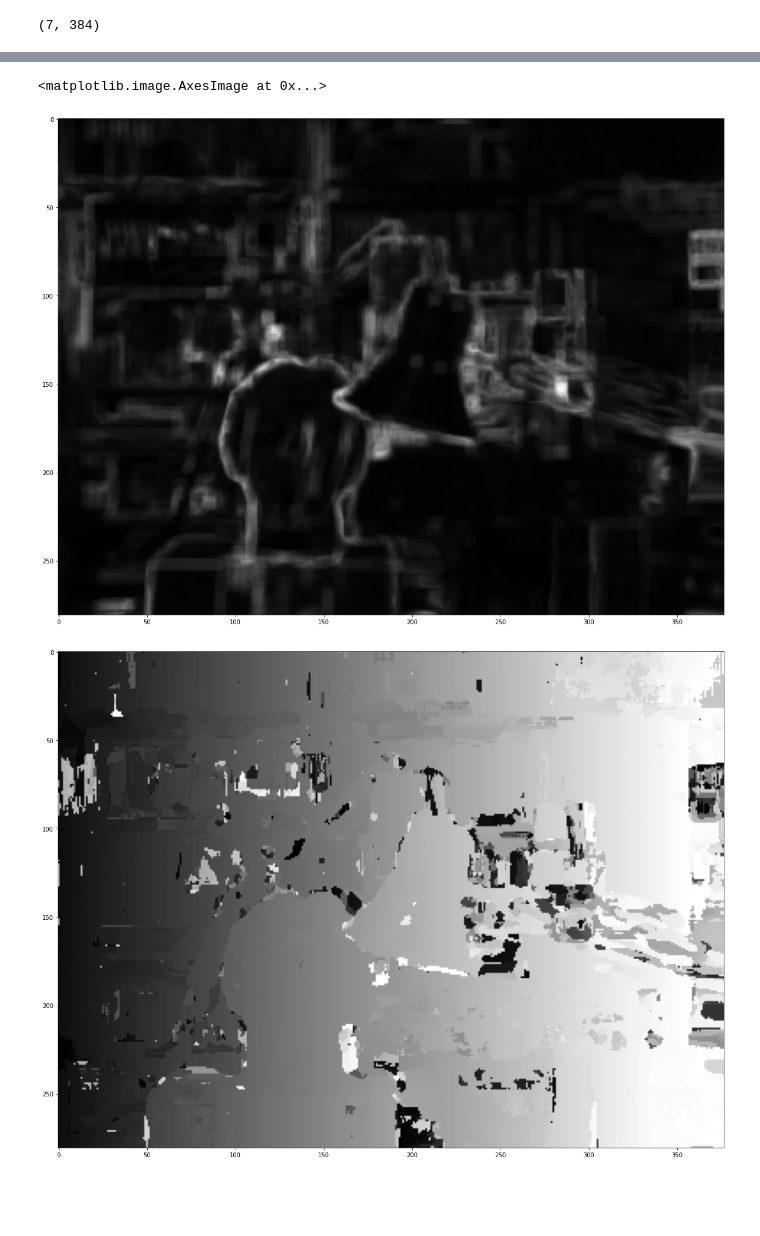
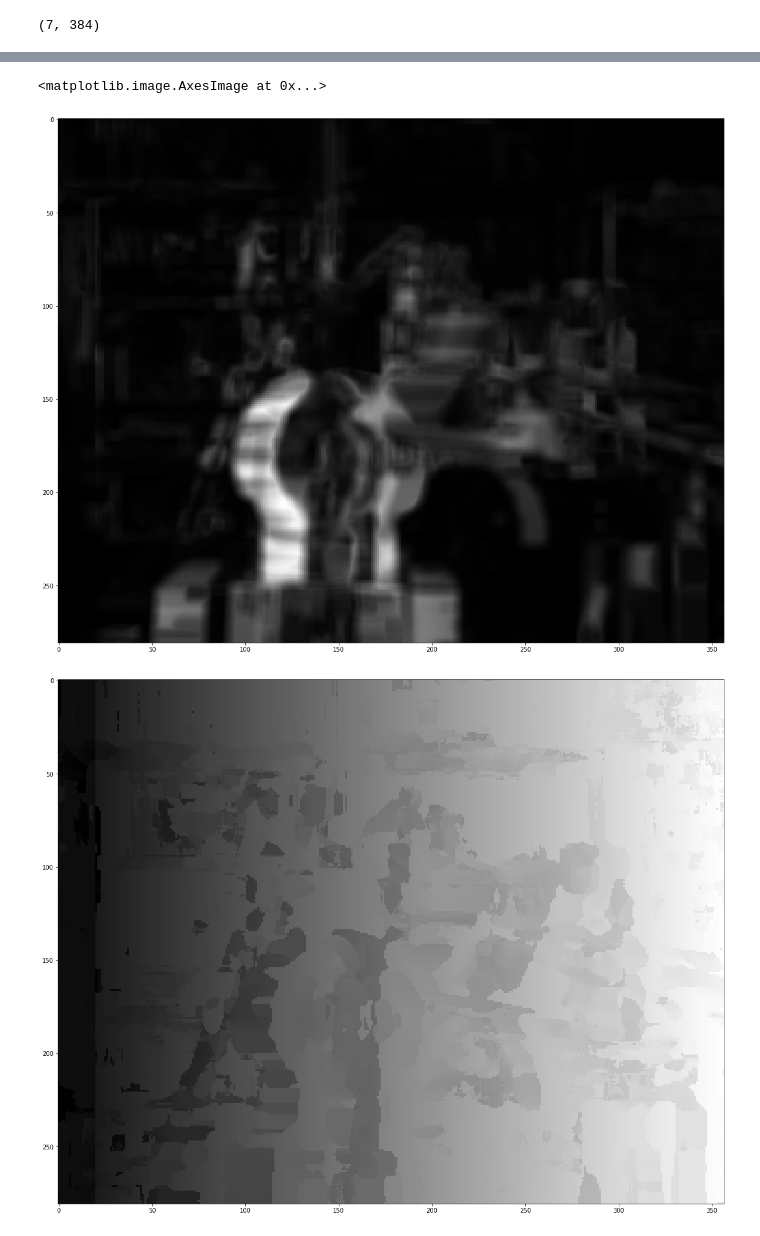
Before and after one commit to aswinanilvarkey96/perception-for-autonomous-systems, a Jupyter notebook: notebooks/week_3/project/mini-project-3.ipynb, the cells around one changed output, grey strips where cells are left out. Drawn from its saved outputs; the diff is of its cells as text; code cells hidden in the pictures; blank space fills up the shorter version.

```diff
--- a/notebooks/week_3/project/mini-project-3.ipynb
+++ b/notebooks/week_3/project/mini-project-3.ipynb
@@ -136,19 +136,34 @@ ax.add_patch(Rectangle((idx, -1), kernel_size[0], kernel_size[1]+1, linewidth=2,
 # %%
 idx = []
 val = []
+disparity = []
+search_size = 20
 for i in range(0, gray_left.shape[0] - kernel_size[0]):
     span = gray_left[i:i+kernel_size[0], :]
     span_size = span.shape
     row_idx = []
     row_val = []
-    for j in range(0, gray_left.shape[1] - kernel_size[1]):
+    row_disparity = []
+    for j in range(0, gray_left.shape[1] - kernel_size[1] - search_size):
         kernel = gray_right[i:i+kernel_size[0], j:j+kernel_size[1]]
-        corr = [correlation(kernel, span[:,k:k+kernel_size[0]]) for k in range(span_size[1]-kernel_size[0])]
-        row_idx.append(np.argmin(corr))
-        row_val.append(corr[row_idx[-1]])
+        if(j < search_size):
+            search_range = range(j, j+2*search_size)
+        else:
+            search_range = range(j-search_size, j+search_size)
+
+        corr = [correlation(kernel, span[:,k:k+kernel_size[0]]) for k in search_range] #range(span_size[1]-kernel_size[0])
+        minarg = np.argmin(corr)
+        row_val.append(corr[minarg])
+        if(j>search_size):
+            minarg = minarg - search_size + j
+
+        row_idx.append(minarg)
+        row_disparity.append(np.abs(j - minarg))
 
     idx.append(row_idx)
     val.append(row_val)
+    disparity.append(row_disparity)
 
 idx = np.array(idx)
 val = np.array(val)
+disparity = np.array(disparity)
@@ -161,18 +180,11 @@ print("idx.shape ", idx.shape)
 print("val.shape ", val.shape)
 print(idx)
 print(val)
+print(disparity)
 plt.figure(figsize=(20,20))
 plt.imshow(val)
 plt.figure(figsize=(20,20))
 plt.imshow(idx)
 plt.figure(figsize=(20,20))
-plt.imshow(val+idx)
-# photo = np.zeros_like(gray_left)
-
-# for row in idx:
-#     for col in row:
-#         photo[]
-
-
-# img shape (288, 384)
+plt.imshow(disparity)
 # %% [output]
@@ -195,3 +208,3 @@ val.shape  (281, 377)
 <matplotlib.image.AxesImage at 0x...>
-[figure, old version]
+[figure, new version]
-[figure, old version]
+[figure, new version]
```
Also changed, not shown: parts of 2 cells of this notebook, 45 other files.
